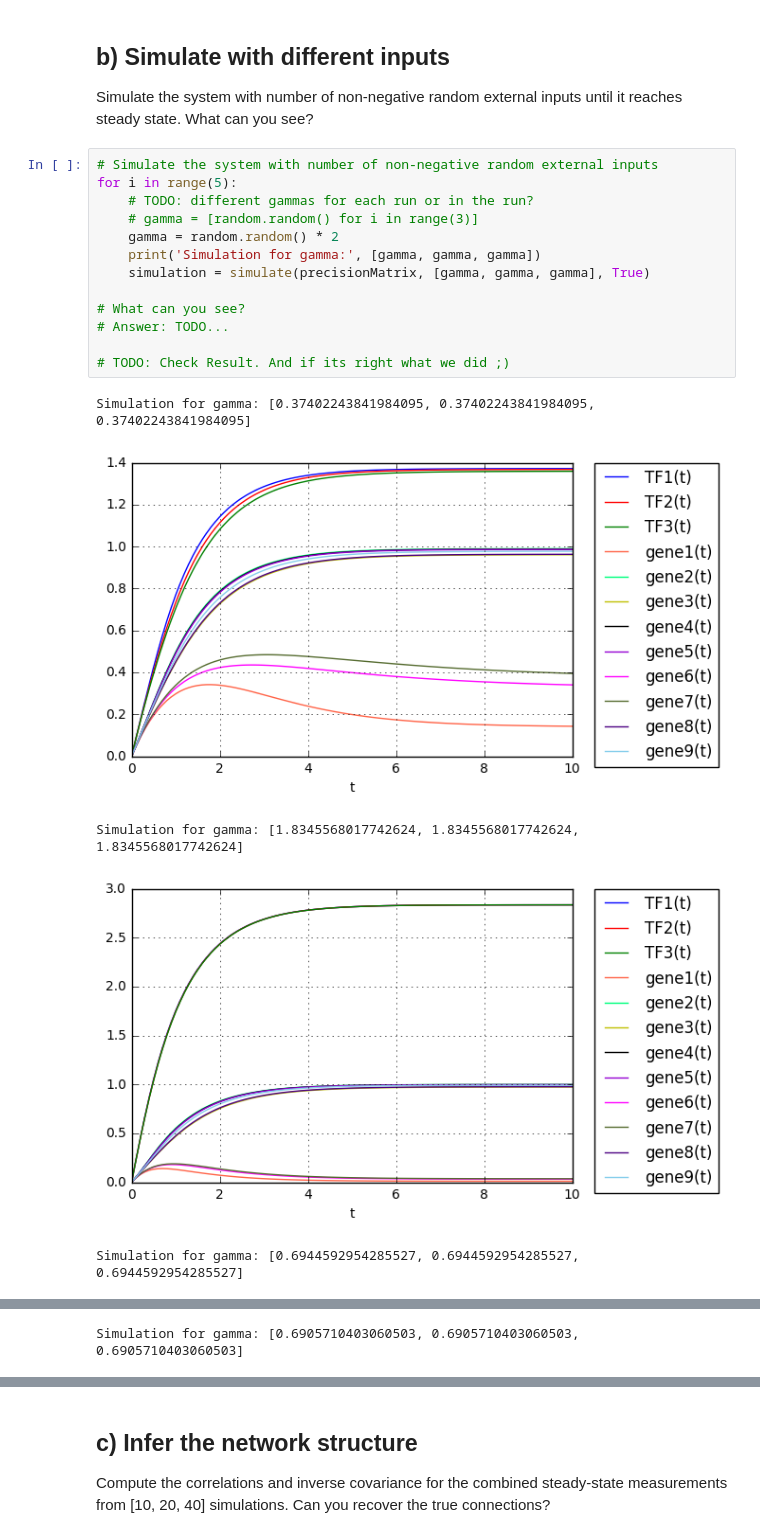
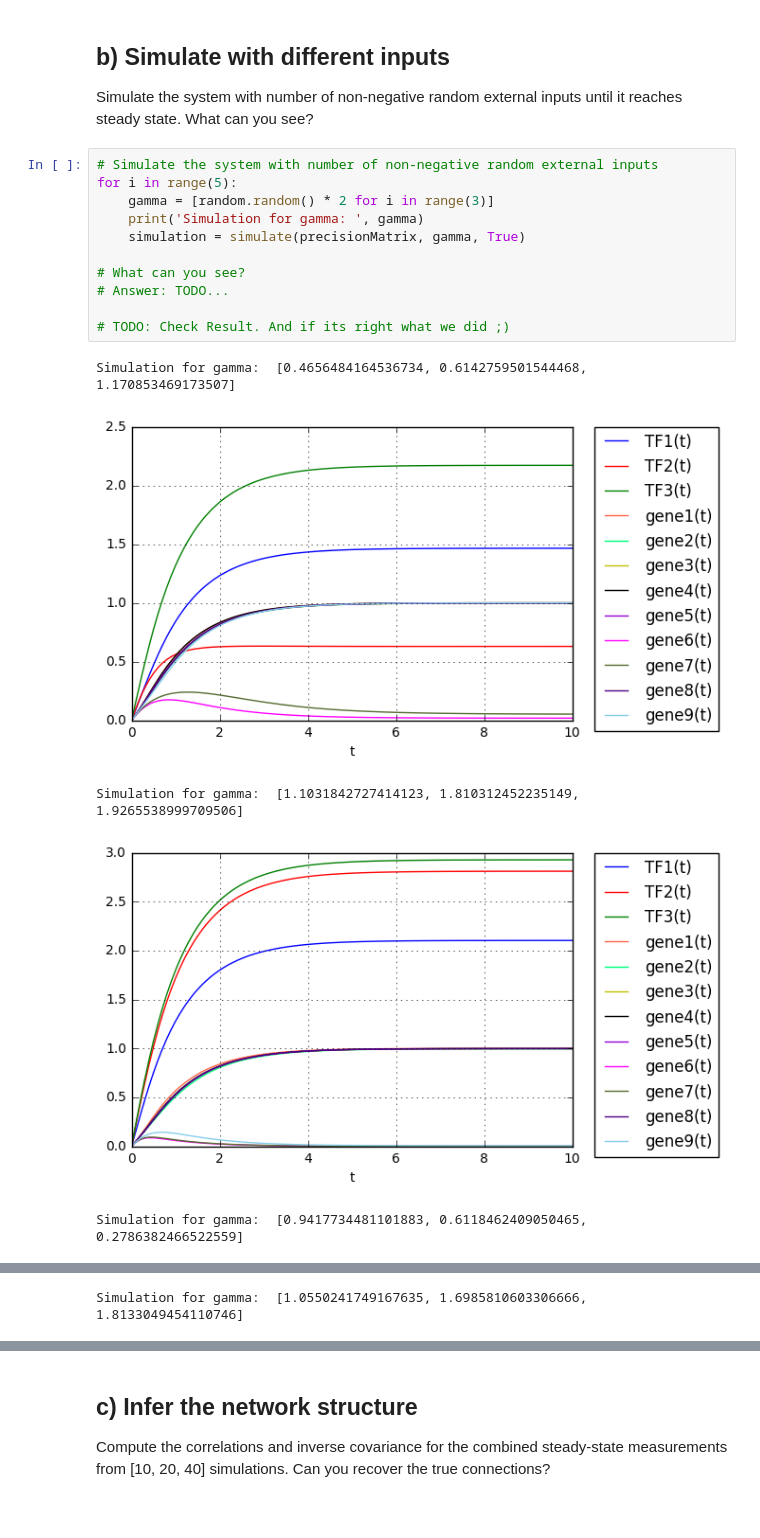
Before and after one commit to belochka/Bioinf, a Jupyter notebook: NetworkInference.ipynb, the cells around one changed output, grey strips where cells are left out. Drawn from its saved outputs; the diff is of its cells as text.

```diff
--- a/NetworkInference.ipynb
+++ b/NetworkInference.ipynb
@@ -586,19 +586,17 @@ Simulate the system with number of non-negative random external inputs until it
 # %%
 # Simulate the system with number of non-negative random external inputs
 for i in range(5):
-    # TODO: different gammas for each run or in the run?
-    # gamma = [random.random() for i in range(3)]
-    gamma = random.random() * 2
-    print('Simulation for gamma:', [gamma, gamma, gamma])
-    simulation = simulate(precisionMatrix, [gamma, gamma, gamma], True)
+    gamma = [random.random() * 2 for i in range(3)]
+    print('Simulation for gamma: ', gamma)
+    simulation = simulate(precisionMatrix, gamma, True)
 
 # What can you see?
 # Answer: TODO...
 
 # TODO: Check Result. And if its right what we did ;)
 # %% [output]
-Simulation for gamma: [0.37402243841984095, 0.37402243841984095, 0.37402243841984095]
+Simulation for gamma:  [0.4656484164536734, 0.6142759501544468, 1.170853469173507]
-[figure, old version]
+[figure, new version]
-Simulation for gamma: [1.8345568017742624, 1.8345568017742624, 1.8345568017742624]
+Simulation for gamma:  [1.1031842727414123, 1.810312452235149, 1.9265538999709506]
-[figure, old version]
+[figure, new version]
-Simulation for gamma: [0.6944592954285527, 0.6944592954285527, 0.6944592954285527]
+Simulation for gamma:  [0.9417734481101883, 0.6118462409050465, 0.2786382466522559]
@@ -606 +604 @@ Simulation for gamma: [0.6944592954285527, 0.6944592954285527, 0.694459295428552
-Simulation for gamma: [0.6905710403060503, 0.6905710403060503, 0.6905710403060503]
+Simulation for gamma:  [1.0550241749167635, 1.6985810603306666, 1.8133049454110746]
```
Also changed, not shown: parts of 2 cells of this notebook.
